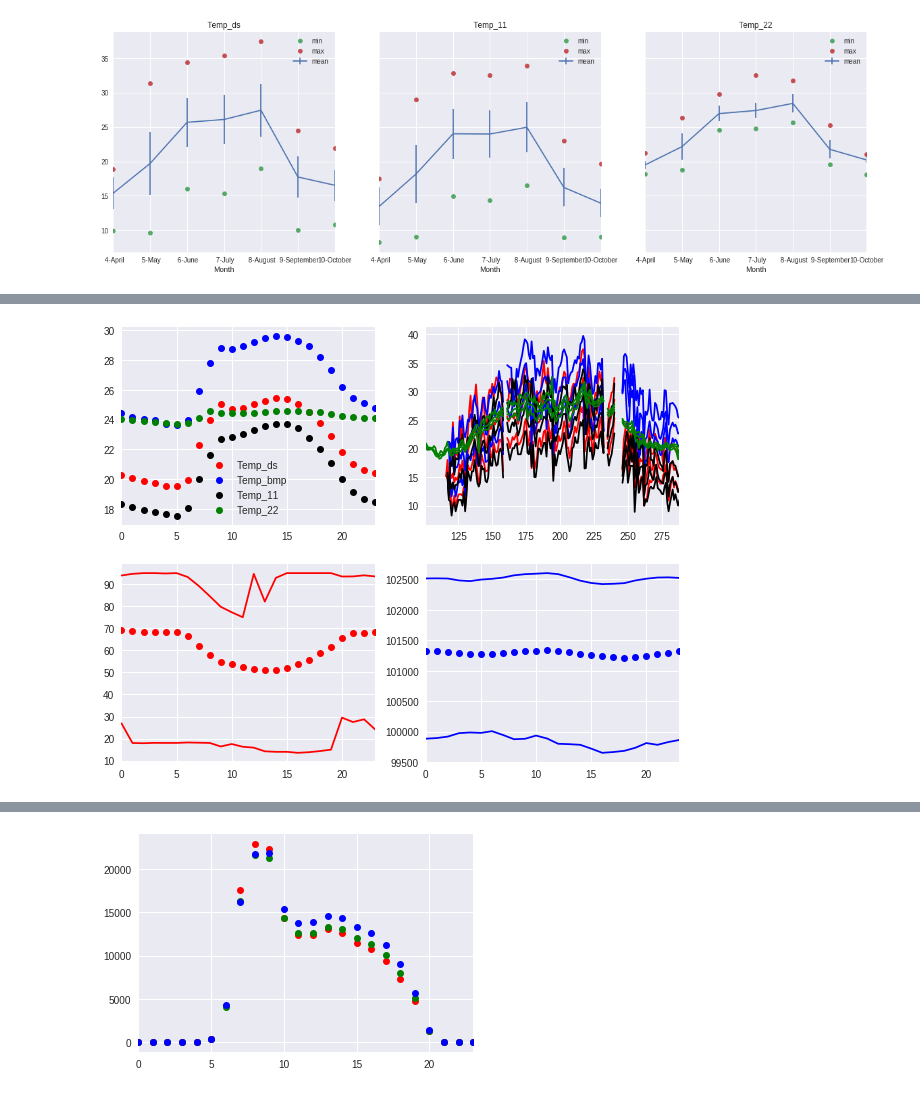
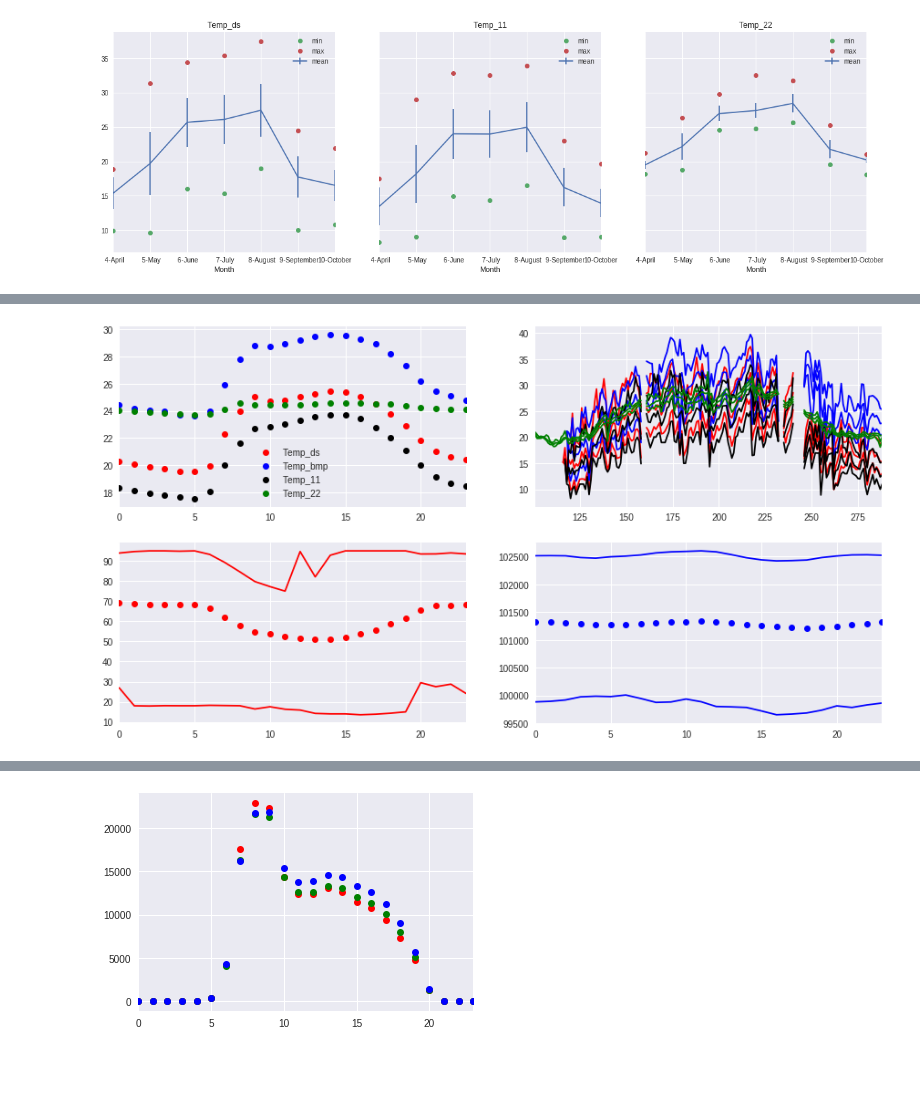
Before and after one commit to baruselli/weather_datalog, a Jupyter notebook: datalog.ipynb, the cells around one changed output, grey strips where cells are left out. Cells and saved outputs as stored; diff of their text form; code cells hidden in the pictures; blank space fills up the shorter version.

```diff
--- a/datalog.ipynb
+++ b/datalog.ipynb
@@ -133,7 +133,7 @@ data_wind_h["Wind_Speed"]=data_wind_h["Wind"]/3600/4*10
 data_wind_h.drop(["Wind"],inplace=True,axis=1)
 # %%
 #concatenates sensors + wind hourly data
-data_tot_h = pd.concat([data_tot_h0,data_wind_h])
+data_tot_h = pd.concat([data_tot_h0,data_wind_h],axis=1)
 #print(data_tot_h.head())
 #data_tot_h.describe(include=[np.number]).T
 data_tot_h.describe().T
@@ -634,0 +671,5 @@ ax[2].plot(data_tot_h.Light3)
+# %%
+data_tot["Light_avg"]=data_tot[["Light","Light2","Light3"]].mean(axis=1, skipna=True)
+data_tot_h["Light_avg"]=data_tot_h[["Light","Light2","Light3"]].mean(axis=1, skipna=True)
+data_tot_h["Light_avg"].plot()
+#data_tot_h[["Light_avg","Light3","Light2"]].tail(100)
@@ -781,31 +829,31 @@ plot_avg_month(["P_bmp","Wind_Speed"],n_cols=2)
 #show(to_bokeh())
 # %%
 #hourly average
-f, ax = plt.subplots(2,2,figsize=(10,8))
+f, ax = plt.subplots(2,2,figsize=(15,8))
 ax=ax.flatten()
-data_tot_h.Temp_ds.groupby(data_tot_h.index.hour).mean().plot(style='or',ax=ax[0])
-data_tot_h.Temp_bmp.groupby(data_tot_h.index.hour).mean().plot(style='ob',ax=ax[0])
-data_tot_h.Temp_11.groupby(data_tot_h.index.hour).mean().plot(style='ok',ax=ax[0])
-data_tot_h.Temp_22.groupby(data_tot_h.index.hour).mean().plot(style='og',ax=ax[0])
-data_tot_h.Hum_11.groupby(data_tot_h.index.hour).mean().plot(style='or',ax=ax[2])
-data_tot_h.Hum_11.groupby(data_tot_h.index.hour).max().plot(style='-r',ax=ax[2])
-data_tot_h.Hum_11.groupby(data_tot_h.index.hour).min().plot(style='-r',ax=ax[2])
-data_tot_h.P_bmp.groupby(data_tot_h.index.hour).mean().plot(style='ob',ax=ax[3])
-data_tot_h.P_bmp.groupby(data_tot_h.index.hour).max().plot(style='-b',ax=ax[3])
-data_tot_h.P_bmp.groupby(data_tot_h.index.hour).min().plot(style='-b',ax=ax[3])
+avg_by_hour.Temp_ds.plot(style='or',ax=ax[0])
+avg_by_hour.Temp_bmp.plot(style='ob',ax=ax[0])
+avg_by_hour.Temp_11.plot(style='ok',ax=ax[0])
+avg_by_hour.Temp_22.plot(style='og',ax=ax[0])
+avg_by_hour.Hum_11.plot(style='or',ax=ax[2])
+max_by_hour.Hum_11.plot(style='-r',ax=ax[2])
+min_by_hour.Hum_11.plot(style='-r',ax=ax[2])
+avg_by_hour.P_bmp.plot(style='ob',ax=ax[3])
+max_by_hour.P_bmp.plot(style='-b',ax=ax[3])
+min_by_hour.P_bmp.plot(style='-b',ax=ax[3])
 ax[0].legend(loc='lower center')
 #data_tot_h.Hum_11.groupby(data_tot_h.index.hour).mean().plot(style='o',secondary_y=True)
 #data_tot_h.Hum_22.groupby(data_tot_h.index.hour).mean().plot(style='o',secondary_y=True)
 #plt.legend()
 #daily average
 colors=["r","b","k","g"]
 for i,a in enumerate(("Temp_ds","Temp_bmp","Temp_11","Temp_22")):
     data_tot_h[a].groupby(data_tot_h.index.dayofyear).mean().plot(ax=ax[1],color=colors[i])
     data_tot_h[a].groupby(data_tot_h.index.dayofyear).max().plot(ax=ax[1],color=colors[i])
     data_tot_h[a].groupby(data_tot_h.index.dayofyear).min().plot(ax=ax[1],color=colors[i])
 #data_tot_h.Temp_ds.groupby(data_tot_h.index.dayofyear).max().plot(ax=ax[1])
 #data_tot_h.Temp_bmp.groupby(data_tot_h.index.dayofyear).mean().plot(ax=ax[1])
 #data_tot_h.Temp_11.groupby(data_tot_h.index.dayofyear).mean().plot(ax=ax[1])
 #data_tot_h.Temp_22.groupby(data_tot_h.index.dayofyear).mean().plot(ax=ax[1])
 # %% [output]
-[figure, old version]
+[figure, new version]
```
Also changed, not shown: parts of 34 cells of this notebook.
